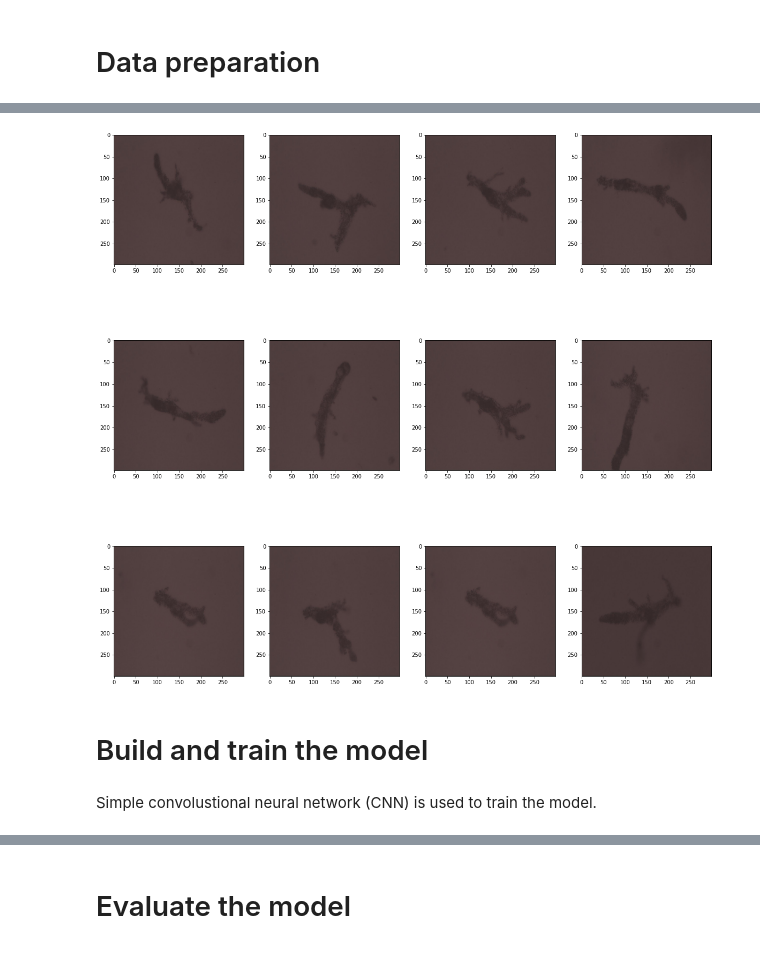
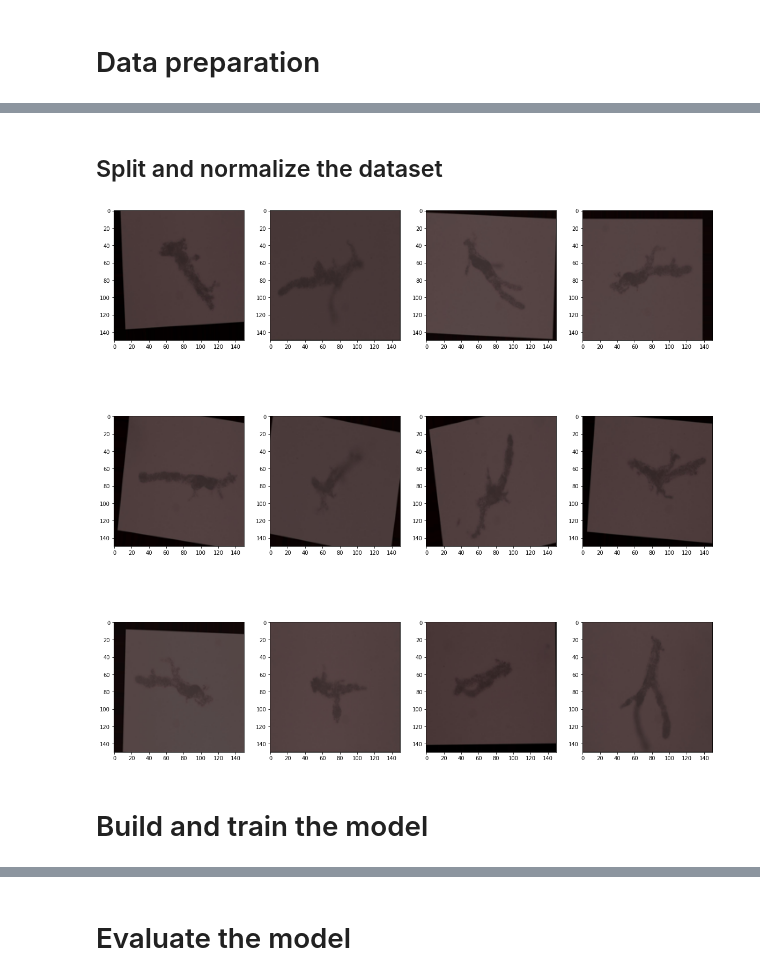
Before and after one commit to BaosenZ/amoeba-detection, a Jupyter notebook: level1_imageClassificationWithML/Solution_AmoebaClassification.ipynb, the cells around one changed output, grey strips where cells are left out. Cells and saved outputs as stored; diff of their text form; code cells hidden in the pictures.

```diff
--- a/level1_imageClassificationWithML/Solution_AmoebaClassification.ipynb
+++ b/level1_imageClassificationWithML/Solution_AmoebaClassification.ipynb
@@ -49,3 +99,5 @@ In this step, we will prepare dataset, including spliting training, validation a
+# %% [markdown]
+## Split and normalize the dataset
 # %%
 import os
 import numpy as np
@@ -121,41 +163,14 @@ for img_path in tqdm(glob(validation_path + '/*/*.jpg')):
 
     i += 1
-# %%
-# test data preparation
-
-img_size = 299
-test_path = 'dataset-amoebaClassification/test'
-nub_test = len(glob(test_path + '/*/*.jpg'))
-
-X_test = np.zeros((nub_test,img_size,img_size,3),dtype=np.uint8)
-y_test = np.zeros((nub_test,),dtype=np.uint8)
-
-i = 0
-for img_path in tqdm(glob(test_path + '/*/*.jpg')):
-    # print(img_path)
-
-    img = Image.open(img_path)
-    img = img.resize((img_size,img_size))
-    arr = np.asarray(img)
-    X_test[i, :, :, :] = arr
-
-    if img_path.split('/')[-2] == 'amoeba':
-        # Set cat class as 0
-        y_test[i] = 0
-    else:
-        # Set dog class as 1
-        y_test[i] = 1
-
-    i += 1
 # %%
-# Visualize the training dataset
+# # Visualize the training dataset
 fig,axes = plt.subplots(3,4,figsize=(20, 20))
 
 j = 0
-for i,img in enumerate(X_train[:12]):
+for i,img in enumerate(X_train_full[:12]):
     axes[i//4,j%4].imshow(img)
     j+=1
 # %% [output]
-[figure, old version]
+[figure, new version]
 # %%
 # normalize the dataset
@@ -171,4 +197,2 @@ X_test_norm = X_test_norm[..., np.newaxis]
 # %% [markdown]
 # Build and train the model
-# %% [markdown]
-Simple convolustional neural network (CNN) is used to train the model.
```
Also changed, not shown: parts of 29 cells of this notebook, 2 other files.
